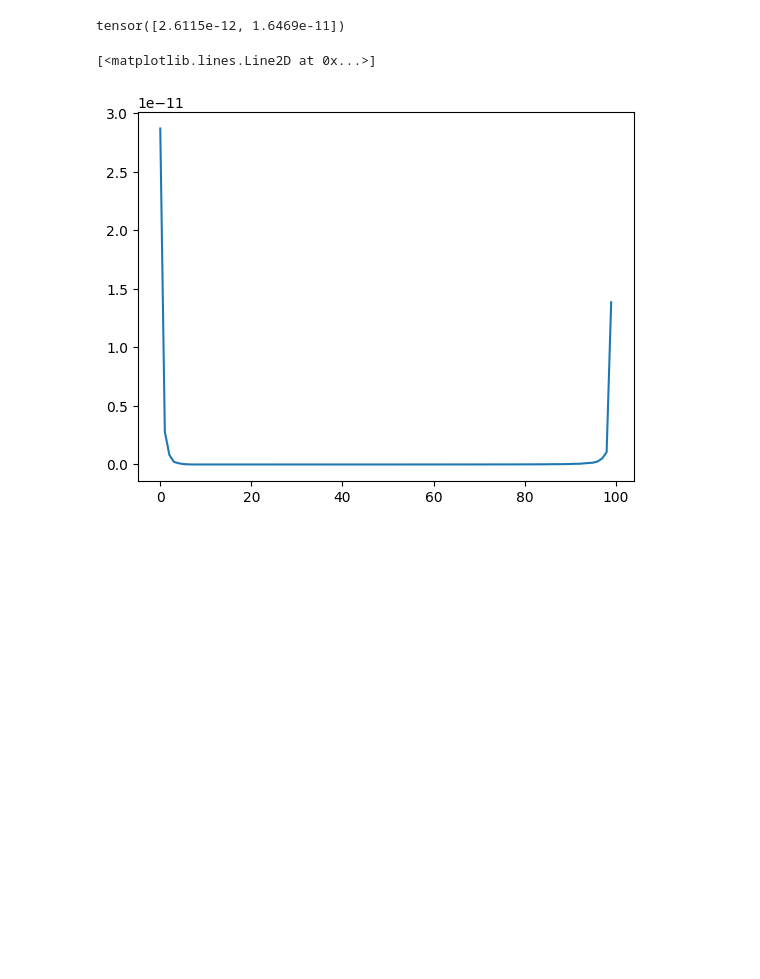
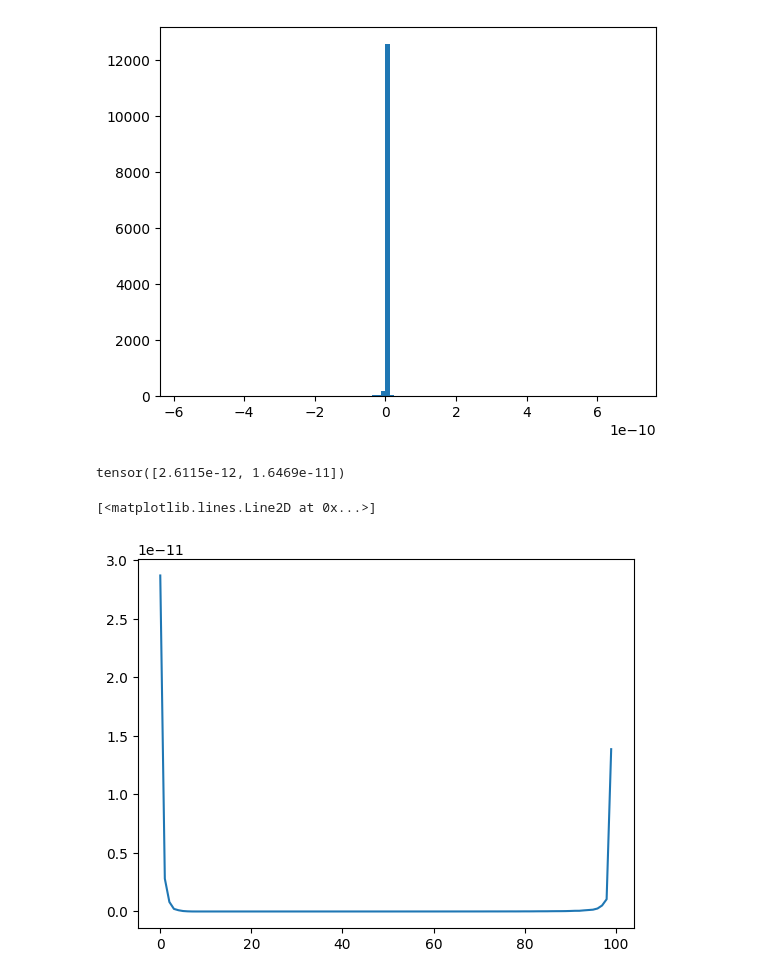
Before and after one commit to yoenoo/TDA, a Jupyter notebook: regression/classification.ipynb, the cells around one changed output. Cells and saved outputs as stored; diff of their text form; code cells hidden in the pictures; blank space fills up the shorter version.

```diff
--- a/regression/classification.ipynb
+++ b/regression/classification.ipynb
@@ -161,3 +174,7 @@ hessian max eigval 0.09309239685535431
+# %%
+plt.hist(values, bins=100);
+# %% [output]
+[figure, added]
 # %%
 qts = torch.quantile(values, q=torch.linspace(0, 1, 101))
 # %%
```
Also changed, not shown: parts of 5 cells of this notebook, 2 other files.
